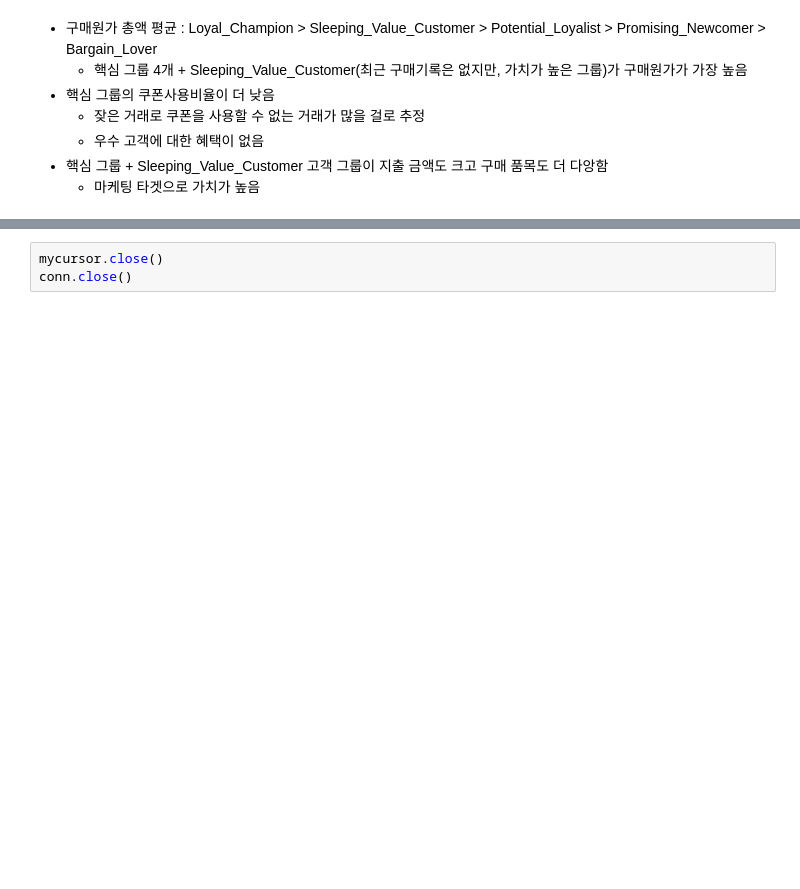
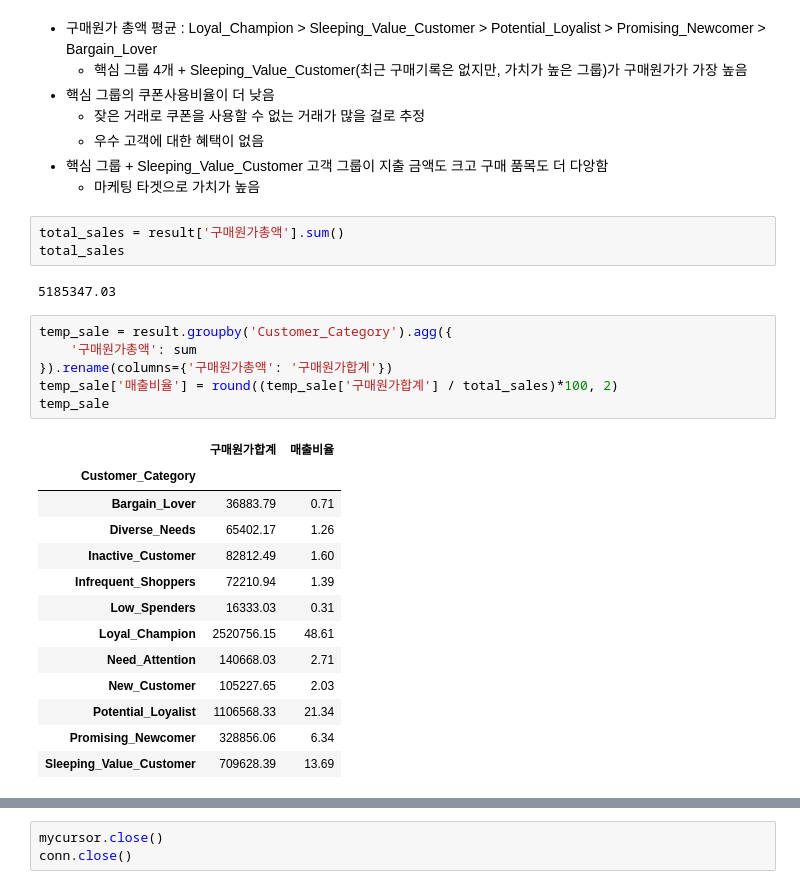
Before and after one commit to buzziru/ML_COMMERCE, a Jupyter notebook: eda/02_RFM Analysis_CIG.ipynb, the cells around one changed output, grey strips where cells are left out. Saved outputs shown, nothing was run; the diff lists cells and outputs as text; blank space fills up the shorter version.

Commit message:
segment sales update

```diff
--- a/eda/02_RFM Analysis_CIG.ipynb
+++ b/eda/02_RFM Analysis_CIG.ipynb
@@ -1208,3 +1208,28 @@ customer_seg
     - 우수 고객에 대한 혜택이 없음
 - 핵심 그룹 + Sleeping_Value_Customer 고객 그룹이 지출 금액도 크고 구매 품목도 더 다앙함
     - 마케팅 타겟으로 가치가 높음
+# %%
+total_sales = result['구매원가총액'].sum()
+total_sales
+# %% [output]
+5185347.03
+# %%
+temp_sale = result.groupby('Customer_Category').agg({
+    '구매원가총액': sum
+}).rename(columns={'구매원가총액': '구매원가합계'})
+temp_sale['매출비율'] = round((temp_sale['구매원가합계'] / total_sales)*100, 2)
+temp_sale
+# %% [output]
+|  | 구매원가합계 | 매출비율 |
+| Customer_Category |  |  |
+| Bargain_Lover | 36883.79 | 0.71 |
+| Diverse_Needs | 65402.17 | 1.26 |
+| Inactive_Customer | 82812.49 | 1.60 |
+| Infrequent_Shoppers | 72210.94 | 1.39 |
+| Low_Spenders | 16333.03 | 0.31 |
+| Loyal_Champion | 2520756.15 | 48.61 |
+| Need_Attention | 140668.03 | 2.71 |
+| New_Customer | 105227.65 | 2.03 |
+| Potential_Loyalist | 1106568.33 | 21.34 |
+| Promising_Newcomer | 328856.06 | 6.34 |
+| Sleeping_Value_Customer | 709628.39 | 13.69 |
```
Also changed, not shown: parts of 3 cells of this notebook.
